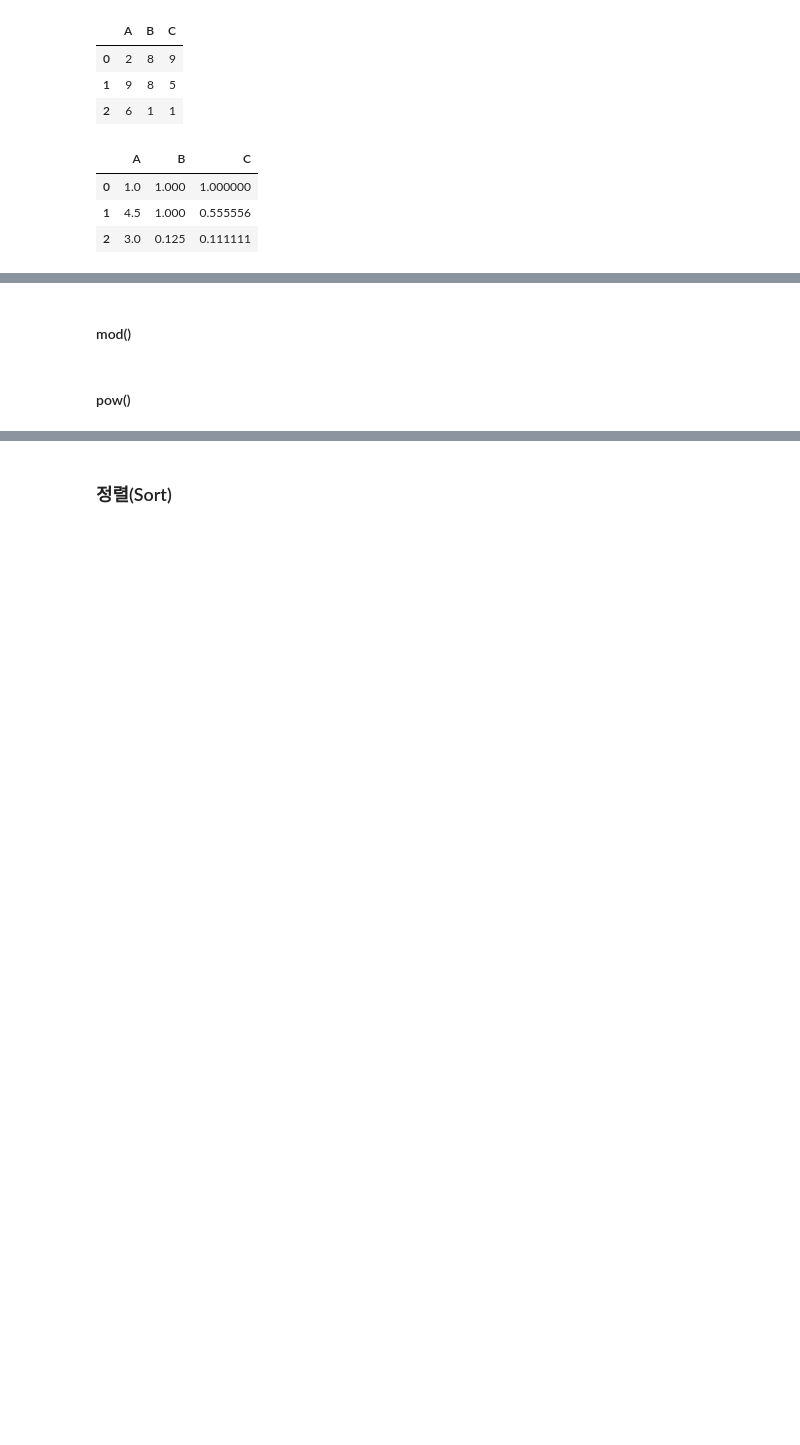
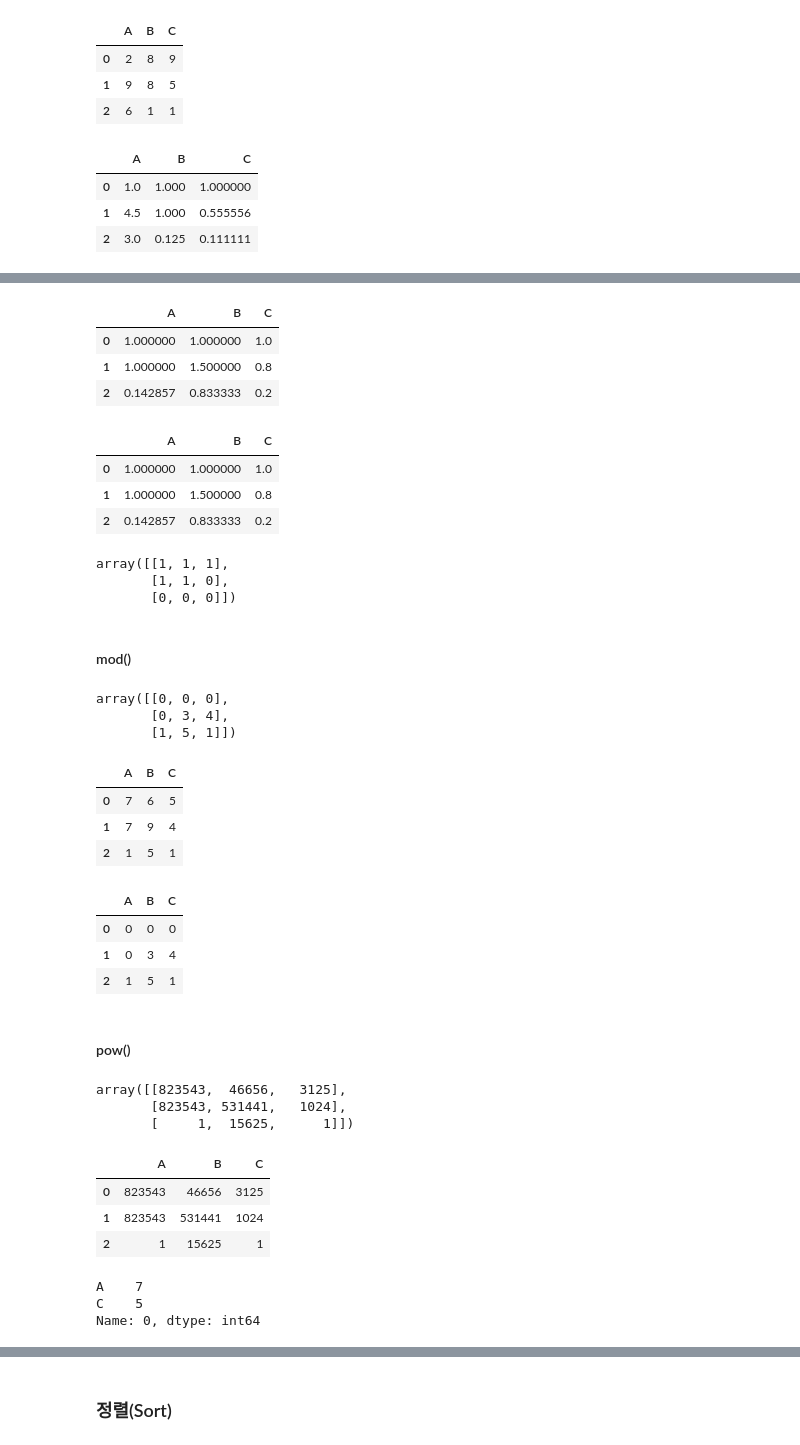
Before and after one commit to ggpp200/corap, a Jupyter notebook: _Pandas_한번에_제대로!!.ipynb, the cells around one changed output, grey strips where cells are left out. Saved outputs shown, nothing was run; the diff lists cells and outputs as text; code cells hidden in the pictures; blank space fills up the shorter version.

```diff
--- a/_Pandas_한번에_제대로!!.ipynb
+++ b/_Pandas_한번에_제대로!!.ipynb
@@ -1213,4 +1211,67 @@ df.truediv(df.iloc[0])
+# %%
+df.div(df.iloc[0])
+# 나누기
+# %% [output]
+|  | A | B | C |
+| 0 | 1.000000 | 1.000000 | 1.0 |
+| 1 | 1.000000 | 1.500000 | 0.8 |
+| 2 | 0.142857 | 0.833333 | 0.2 |
+# %%
+df.divide(df.iloc[0])
+# %% [output]
+|  | A | B | C |
+| 0 | 1.000000 | 1.000000 | 1.0 |
+| 1 | 1.000000 | 1.500000 | 0.8 |
+| 2 | 0.142857 | 0.833333 | 0.2 |
+# %%
+a // a[0]
+# %% [output]
+array([[1, 1, 1],
+       [1, 1, 0],
+       [0, 0, 0]])
 # %% [markdown]
 #### mod()
+# %%
+a % a[0]
+# 나머지
+# %% [output]
+array([[0, 0, 0],
+       [0, 3, 4],
+       [1, 5, 1]])
+# %%
+df
+# %% [output]
+|  | A | B | C |
+| 0 | 7 | 6 | 5 |
+| 1 | 7 | 9 | 4 |
+| 2 | 1 | 5 | 1 |
+# %%
+df.mod(df.iloc[0])
+# %% [output]
+|  | A | B | C |
+| 0 | 0 | 0 | 0 |
+| 1 | 0 | 3 | 4 |
+| 2 | 1 | 5 | 1 |
 # %% [markdown]
 #### pow()
+# %%
+a ** a[0]
+# 제곱
+# %% [output]
+array([[823543,  46656,   3125],
+       [823543, 531441,   1024],
+       [     1,  15625,      1]])
+# %%
+df.pow(df.iloc[0])
+# %% [output]
+|  | A | B | C |
+| 0 | 823543 | 46656 | 3125 |
+| 1 | 823543 | 531441 | 1024 |
+| 2 | 1 | 15625 | 1 |
+# %%
+row = df.iloc[0, ::2]
+row
+# %% [output]
+A    7
+C    5
+Name: 0, dtype: int64
```
Also changed, not shown: parts of 10 cells of this notebook.
